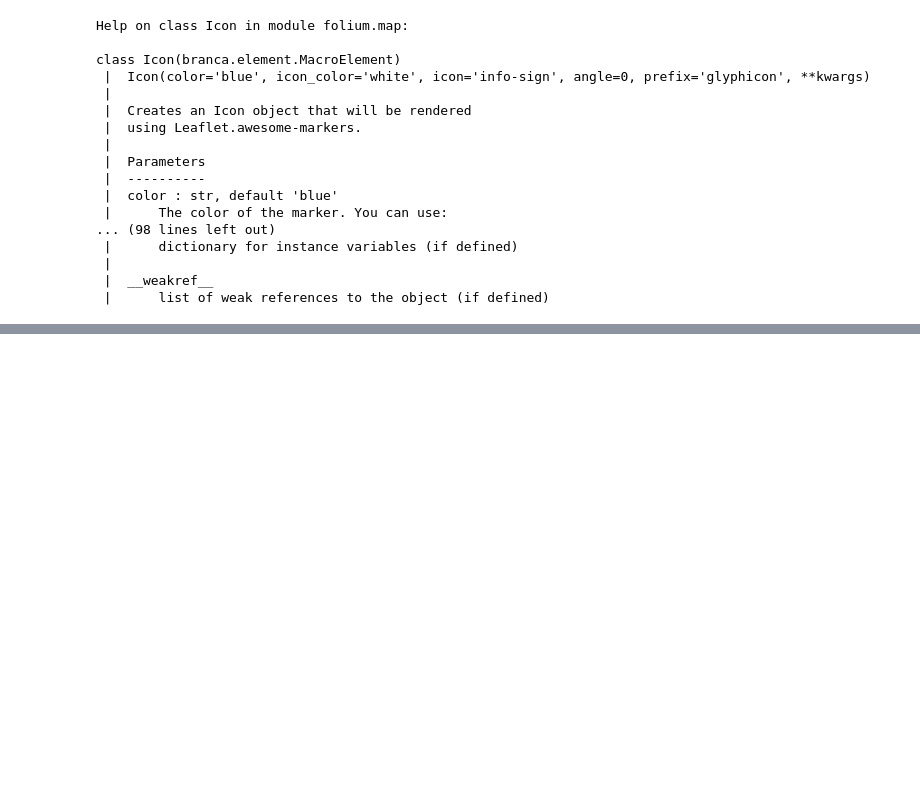
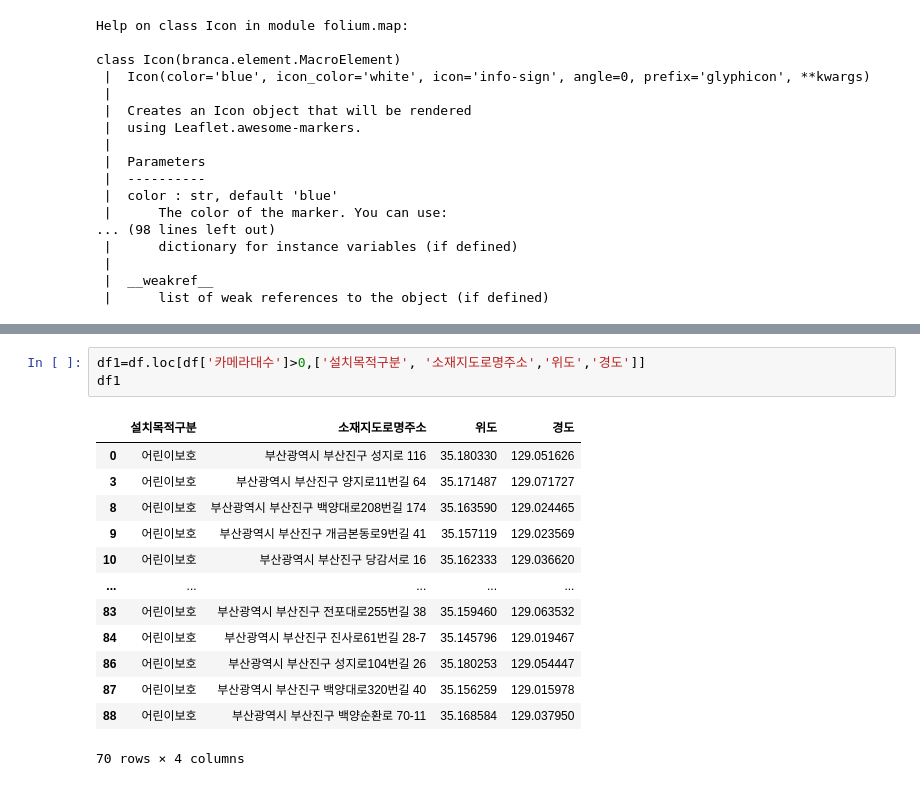
Before and after one commit to DoYeon999/Bigdata_230905, a Jupyter notebook: bigdata/folium.ipynb, the cells around one changed output, grey strips where cells are left out. Drawn from its saved outputs; the diff is of its cells as text; blank space fills up the shorter version.

```diff
--- a/bigdata/folium.ipynb
+++ b/bigdata/folium.ipynb
@@ -76,0 +109,17 @@ m
+# %%
+df1=df.loc[df['카메라대수']>0,['설치목적구분', '소재지도로명주소','위도','경도']]
+df1
+# %% [output]
+|  | 설치목적구분 | 소재지도로명주소 | 위도 | 경도 |
+| 0 | 어린이보호 | 부산광역시 부산진구 성지로 116 | 35.180330 | 129.051626 |
+| 3 | 어린이보호 | 부산광역시 부산진구 양지로11번길 64 | 35.171487 | 129.071727 |
+| 8 | 어린이보호 | 부산광역시 부산진구 백양대로208번길 174 | 35.163590 | 129.024465 |
+| 9 | 어린이보호 | 부산광역시 부산진구 개금본동로9번길 41 | 35.157119 | 129.023569 |
+| 10 | 어린이보호 | 부산광역시 부산진구 당감서로 16 | 35.162333 | 129.036620 |
+| ... | ... | ... | ... | ... |
+| 83 | 어린이보호 | 부산광역시 부산진구 전포대로255번길 38 | 35.159460 | 129.063532 |
+| 84 | 어린이보호 | 부산광역시 부산진구 진사로61번길 28-7 | 35.145796 | 129.019467 |
+| 86 | 어린이보호 | 부산광역시 부산진구 성지로104번길 26 | 35.180253 | 129.054447 |
+| 87 | 어린이보호 | 부산광역시 부산진구 백양대로320번길 40 | 35.156259 | 129.015978 |
+| 88 | 어린이보호 | 부산광역시 부산진구 백양순환로 70-11 | 35.168584 | 129.037950 |
+70 rows × 4 columns
```
Also changed, not shown: parts of 7 cells of this notebook, 10 other files.
